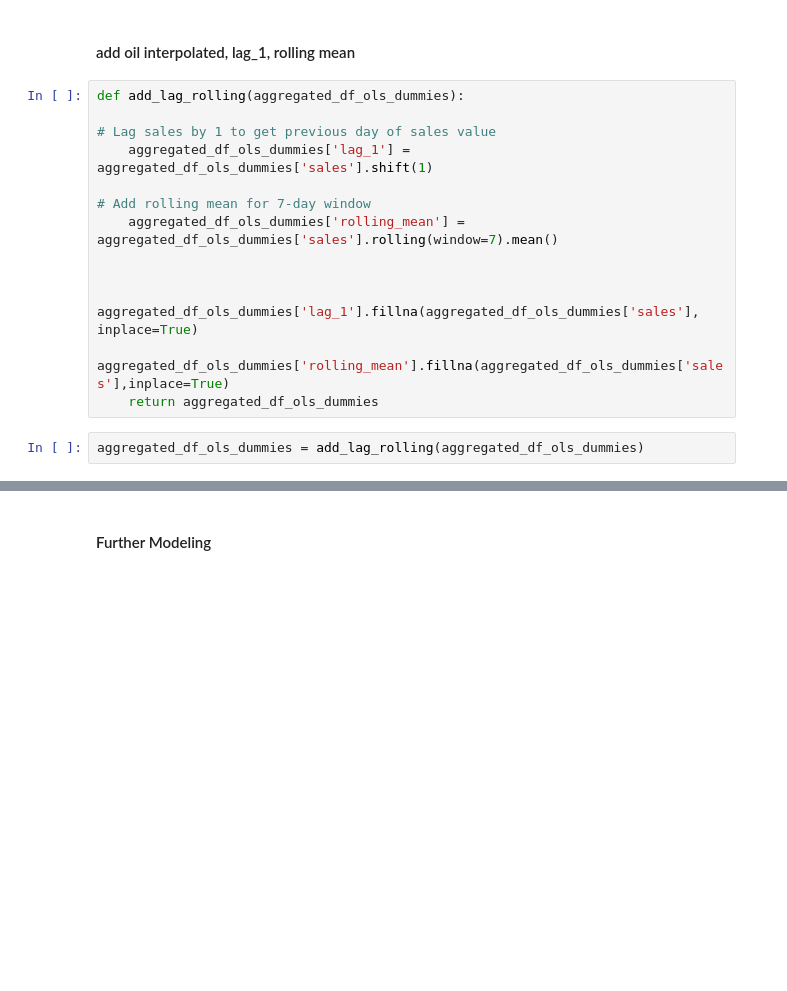
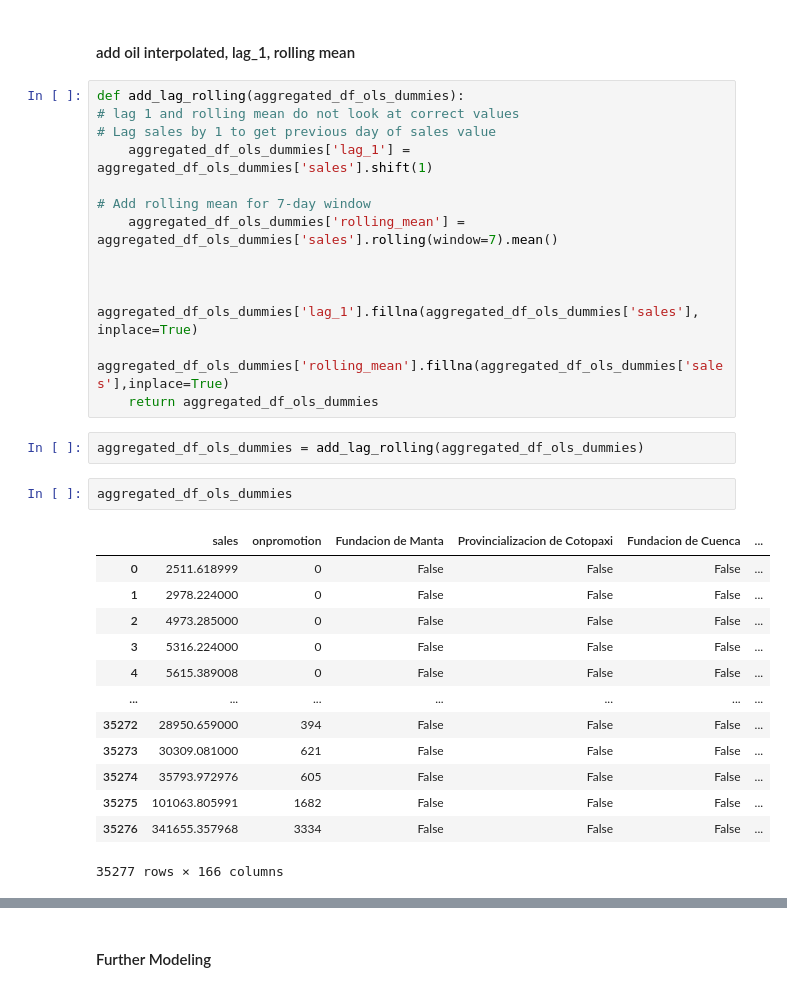
Before and after one commit to coryleroy1/Store-Sales, a Jupyter notebook: Feature Engineering/Feature Engineering.ipynb, the cells around one changed output, grey strips where cells are left out. Cells and saved outputs as stored; diff of their text form; blank space fills up the shorter version.

```diff
--- a/Feature Engineering/Feature Engineering.ipynb
+++ b/Feature Engineering/Feature Engineering.ipynb
@@ -170,7 +195,7 @@ aggregated_df_ols_dummies =  pd.get_dummies(aggregated_df_ols, columns=['dow','m
 #### add oil interpolated, lag_1, rolling mean ####
 # %%
 def add_lag_rolling(aggregated_df_ols_dummies):
-
+# lag 1 and rolling mean do not look at correct values
 # Lag sales by 1 to get previous day of sales value
     aggregated_df_ols_dummies['lag_1'] = aggregated_df_ols_dummies['sales'].shift(1)
 
@@ -183,3 +208,19 @@ def add_lag_rolling(aggregated_df_ols_dummies):
     return aggregated_df_ols_dummies
 # %%
 aggregated_df_ols_dummies = add_lag_rolling(aggregated_df_ols_dummies)
+# %%
+aggregated_df_ols_dummies
+# %% [output]
+|  | sales | onpromotion | Fundacion de Manta | Provincializacion de Cotopaxi | Fundacion de Cuenca | ... |
+| 0 | 2511.618999 | 0 | False | False | False | ... |
+| 1 | 2978.224000 | 0 | False | False | False | ... |
+| 2 | 4973.285000 | 0 | False | False | False | ... |
+| 3 | 5316.224000 | 0 | False | False | False | ... |
+| 4 | 5615.389008 | 0 | False | False | False | ... |
+| ... | ... | ... | ... | ... | ... | ... |
+| 35272 | 28950.659000 | 394 | False | False | False | ... |
+| 35273 | 30309.081000 | 621 | False | False | False | ... |
+| 35274 | 35793.972976 | 605 | False | False | False | ... |
+| 35275 | 101063.805991 | 1682 | False | False | False | ... |
+| 35276 | 341655.357968 | 3334 | False | False | False | ... |
+35277 rows × 166 columns
```
Also changed, not shown: parts of 32 cells of this notebook, 2 other files.
